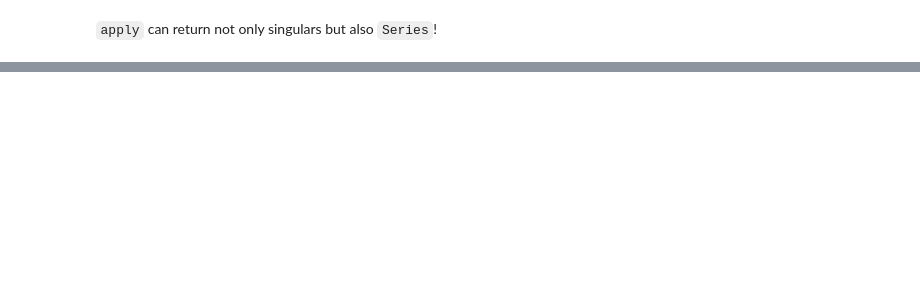
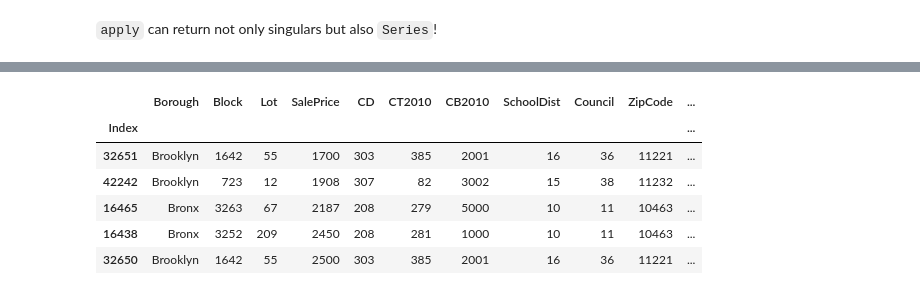
Before and after one commit to ResidentMario/nyc-buildings, a Jupyter notebook: data-scribbles.ipynb, the cells around one changed output, grey strips where cells are left out. Cells and saved outputs as stored; diff of their text form; code cells hidden in the pictures; blank space fills up the shorter version.

```diff
--- a/data-scribbles.ipynb
+++ b/data-scribbles.ipynb
@@ -79,0 +104,12 @@ data.ix[:, ['Block', 'Lot']].apply(lambda x: pd.Series([x.min(), x.max()]))
+# %%
+data = data.sort_values(by = 'SalePrice', ascending=False)
+# %%
+data.tail(5)[::-1]
+# %% [output]
+|  | Borough | Block | Lot | SalePrice | CD | CT2010 | CB2010 | SchoolDist | Council | ZipCode | ... |
+| Index |  |  |  |  |  |  |  |  |  |  | ... |
+| 32651 | Brooklyn | 1642 | 55 | 1700 | 303 | 385 | 2001 | 16 | 36 | 11221 | ... |
+| 42242 | Brooklyn | 723 | 12 | 1908 | 307 | 82 | 3002 | 15 | 38 | 11232 | ... |
+| 16465 | Bronx | 3263 | 67 | 2187 | 208 | 279 | 5000 | 10 | 11 | 10463 | ... |
+| 16438 | Bronx | 3252 | 209 | 2450 | 208 | 281 | 1000 | 10 | 11 | 10463 | ... |
+| 32650 | Brooklyn | 1642 | 55 | 2500 | 303 | 385 | 2001 | 16 | 36 | 11221 | ... |
```
Also changed, not shown: parts of 12 cells of this notebook, 1 other file.
